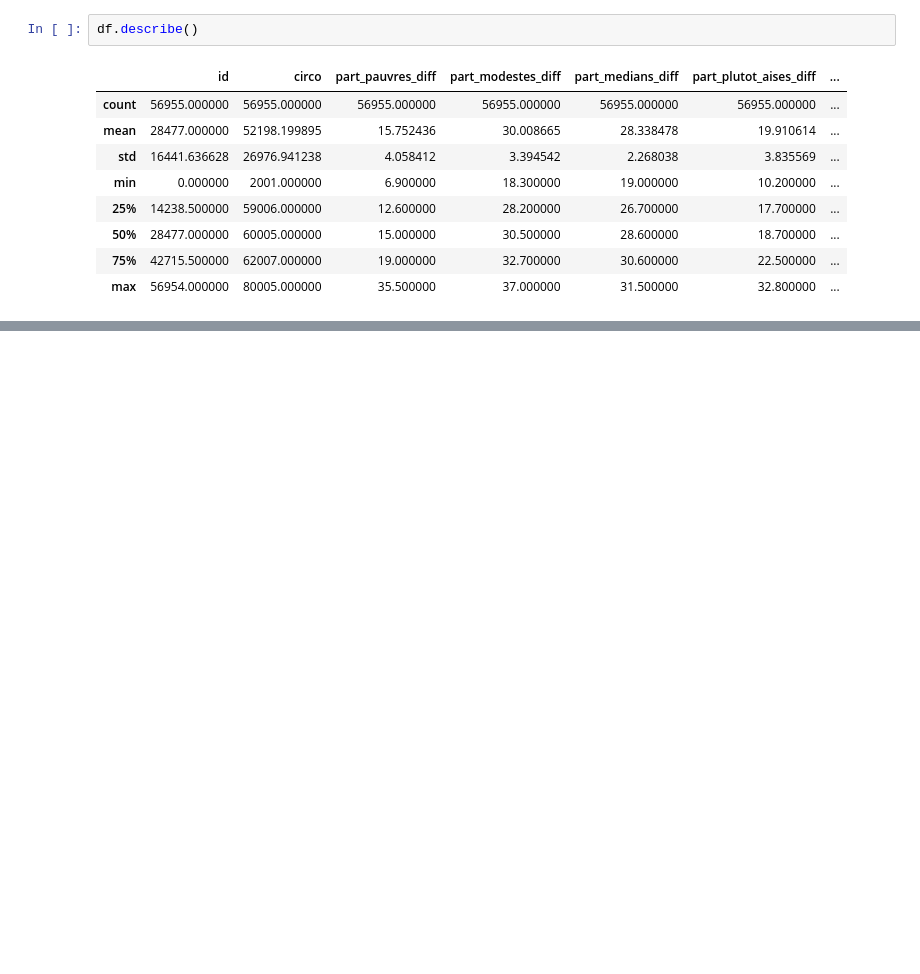
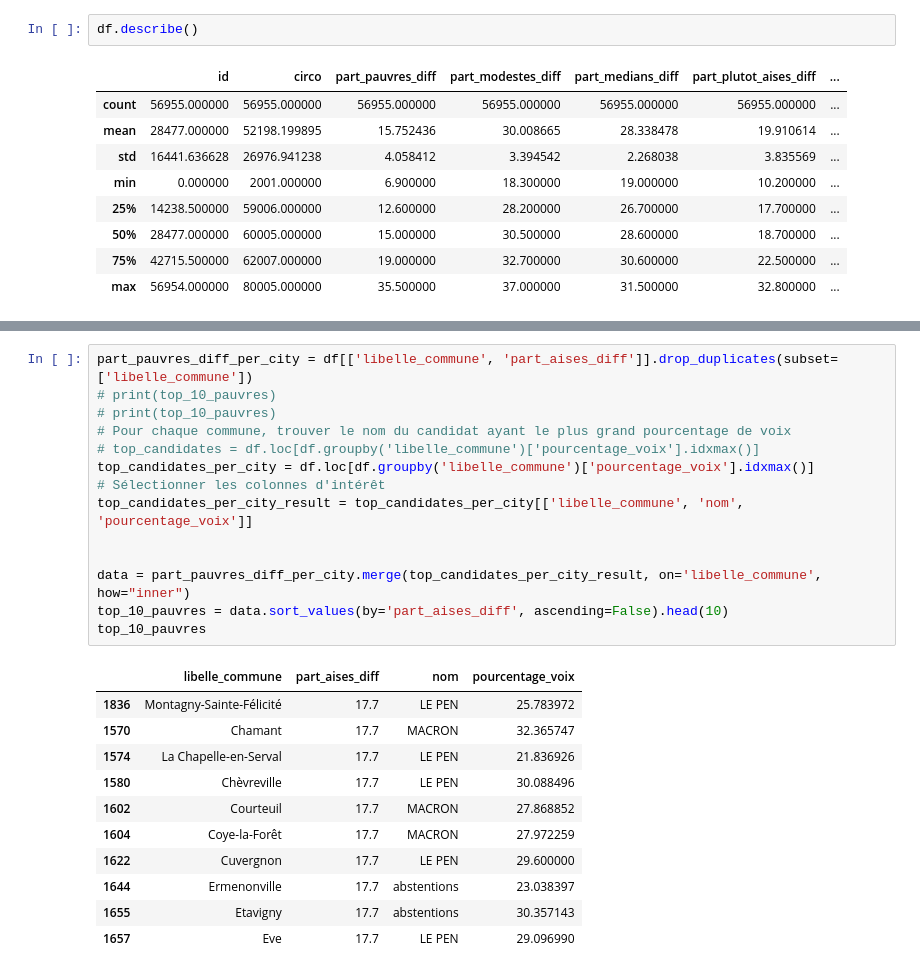
Before and after one commit to Piett-rm/MSPR-Analyse-de-donnees, a Jupyter notebook: data_vis.ipynb, the cells around one changed output, grey strips where cells are left out. Drawn from its saved outputs; the diff is of its cells as text; blank space fills up the shorter version.

```diff
--- a/data_vis.ipynb
+++ b/data_vis.ipynb
@@ -357,0 +201,26 @@ plt.show()
+# %%
+part_pauvres_diff_per_city = df[['libelle_commune', 'part_aises_diff']].drop_duplicates(subset=['libelle_commune'])
+# print(top_10_pauvres)
+# print(top_10_pauvres)
+# Pour chaque commune, trouver le nom du candidat ayant le plus grand pourcentage de voix
+# top_candidates = df.loc[df.groupby('libelle_commune')['pourcentage_voix'].idxmax()]
+top_candidates_per_city = df.loc[df.groupby('libelle_commune')['pourcentage_voix'].idxmax()]
+# Sélectionner les colonnes d'intérêt
+top_candidates_per_city_result = top_candidates_per_city[['libelle_commune', 'nom', 'pourcentage_voix']]
+
+
+data = part_pauvres_diff_per_city.merge(top_candidates_per_city_result, on='libelle_commune', how="inner")
+top_10_pauvres = data.sort_values(by='part_aises_diff', ascending=False).head(10)
+top_10_pauvres
+# %% [output]
+|  | libelle_commune | part_aises_diff | nom | pourcentage_voix |
+| 1836 | Montagny-Sainte-Félicité | 17.7 | LE PEN | 25.783972 |
+| 1570 | Chamant | 17.7 | MACRON | 32.365747 |
+| 1574 | La Chapelle-en-Serval | 17.7 | LE PEN | 21.836926 |
+| 1580 | Chèvreville | 17.7 | LE PEN | 30.088496 |
+| 1602 | Courteuil | 17.7 | MACRON | 27.868852 |
+| 1604 | Coye-la-Forêt | 17.7 | MACRON | 27.972259 |
+| 1622 | Cuvergnon | 17.7 | LE PEN | 29.600000 |
+| 1644 | Ermenonville | 17.7 | abstentions | 23.038397 |
+| 1655 | Etavigny | 17.7 | abstentions | 30.357143 |
+| 1657 | Eve | 17.7 | LE PEN | 29.096990 |
```
Also changed, not shown: parts of 17 cells of this notebook, 1 other file.
